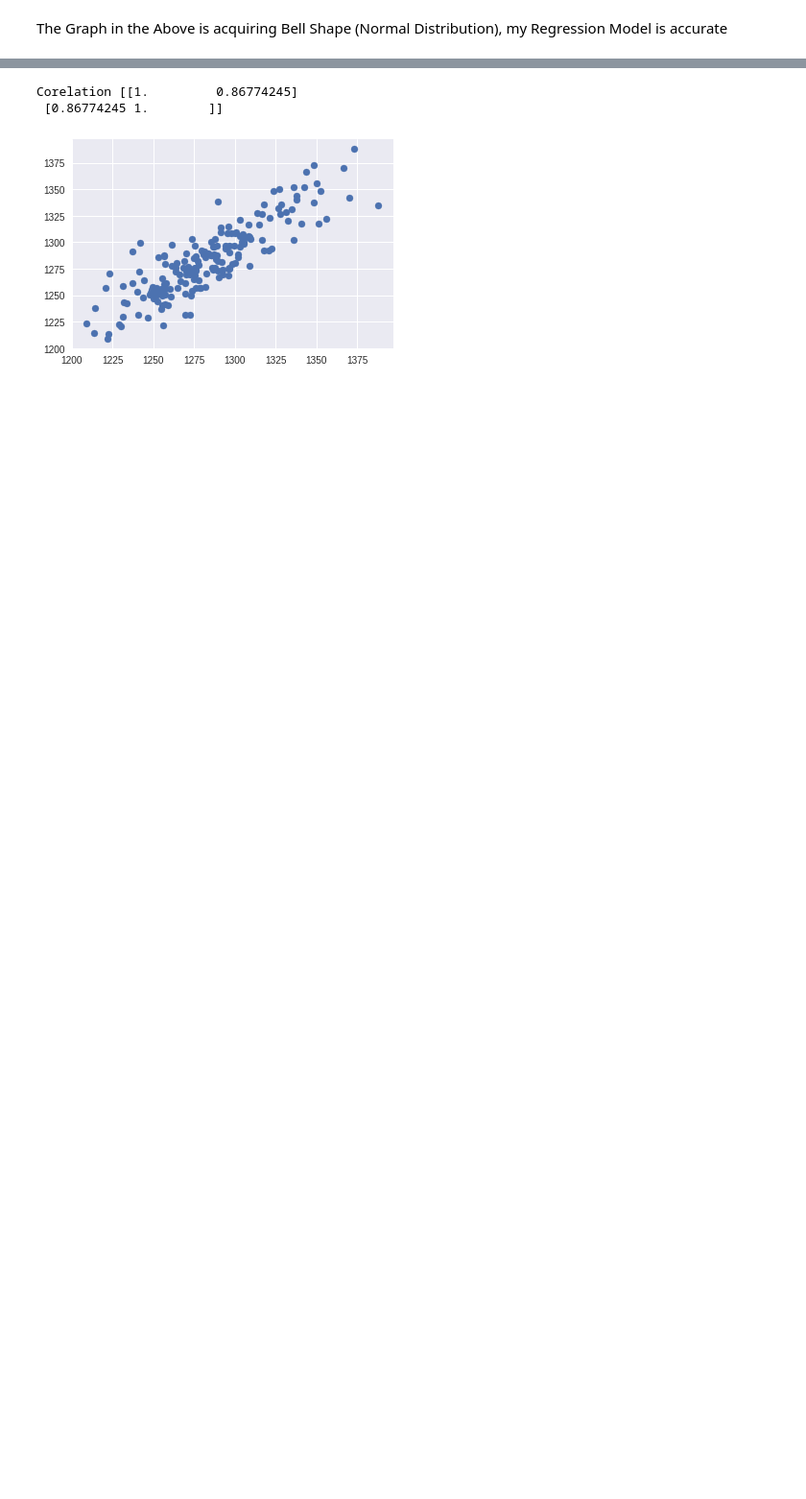
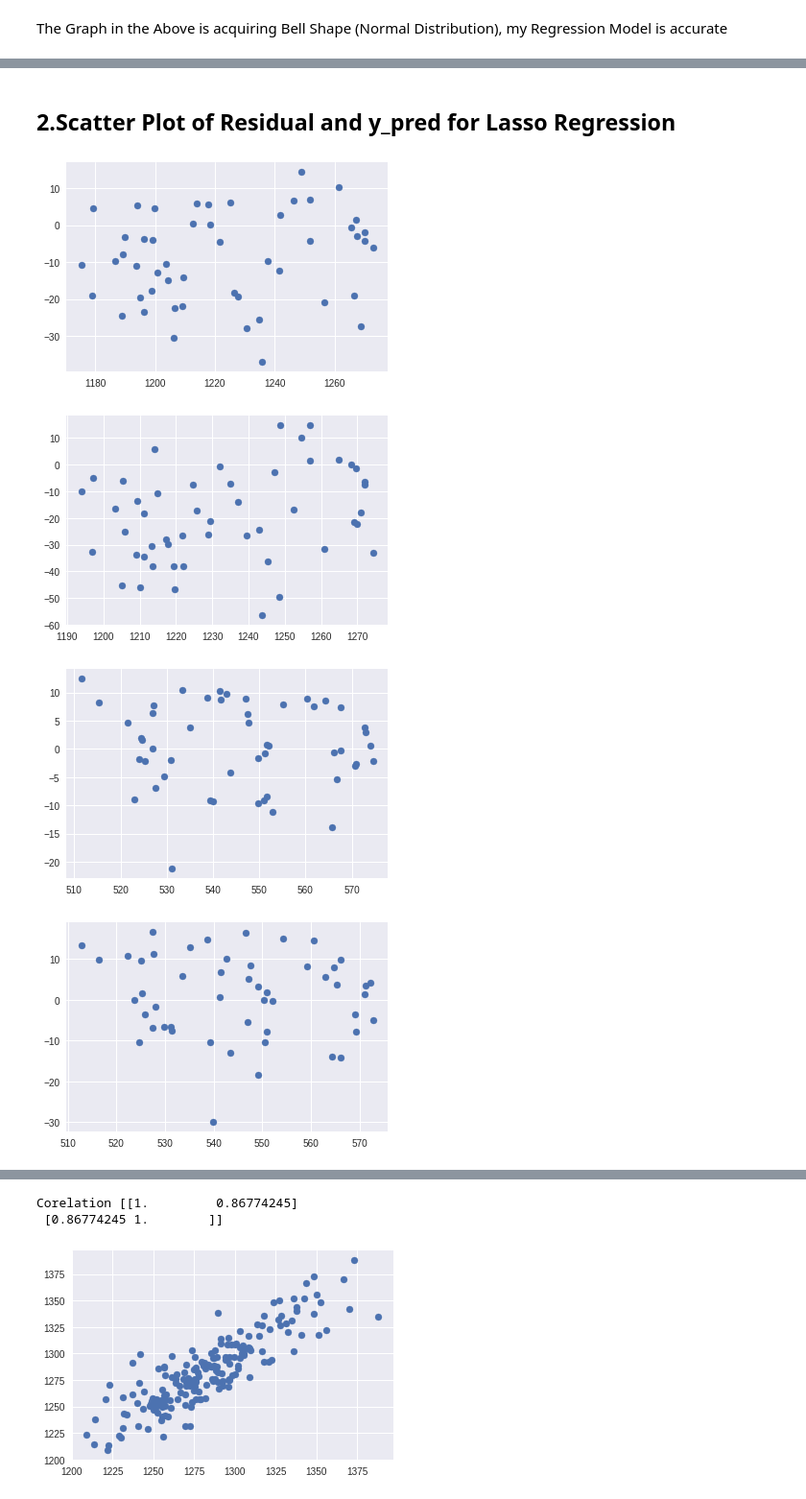
Before and after one commit to amankumar444/python-test, a Jupyter notebook: Redcarpet_up.ipynb, the cells around one changed output, grey strips where cells are left out. Shown at 96% size. Saved outputs shown, nothing was run; the diff lists cells and outputs as text; code cells hidden in the pictures; blank space fills up the shorter version.

```diff
--- a/Redcarpet_up.ipynb
+++ b/Redcarpet_up.ipynb
@@ -431,14 +431,7 @@ def lsso_reg_check(data_train_x,data_train_y,data_test_x,data_test_y):
     reg.fit(data_train_x,data_train_y)
     y_pred = reg.predict(data_test_x)
     rms = np.sqrt(mean_squared_error(data_test_y, y_pred))
-
-    v = np.var(y_pred)
-    x = np.asarray(y_pred)
-    #k = stats.jarque_bera(x)
     print("RMS error values = ", rms)
-    print("Variance = ", v)
-    print("Normal = ", stats.jarque_bera(x));
-    #print (rms)
 
 lsso_reg_check(X_tcs_train1,Y_tcs_train1,X_tcs_test1,Y_tcs_test1)
 lsso_reg_check(X_tcs_train2,Y_tcs_train2,X_tcs_test2,Y_tcs_test2)
@@ -568,0 +563,15 @@ The Graph in the Above is acquiring Bell Shape (Normal Distribution), my Regress
+# %%
+def lsso_reg_check(data_train_x,data_train_y,data_test_x,data_test_y):
+    #error
+    reg = linear_model.LassoLars(alpha=0.0001)
+    reg.fit(data_train_x,data_train_y)
+    y_pred = reg.predict(data_test_x)
+    rms = np.sqrt(mean_squared_error(data_test_y, y_pred))
+    print("RMS error values = ", rms)
+
+lsso_reg_check(X_tcs_train1,Y_tcs_train1,X_tcs_test1,Y_tcs_test1)
+lsso_reg_check(X_tcs_train2,Y_tcs_train2,X_tcs_test2,Y_tcs_test2)
+lsso_reg_check(X_infy_train1,Y_infy_train1,X_infy_test1,Y_infy_test1)
+lsso_reg_check(X_infy_train2,Y_infy_train2,X_infy_test2,Y_infy_test2)
+lsso_reg_check(X_niftyit_train1,Y_niftyit_train1,X_niftyit_test1,Y_niftyit_test1)
+lsso_reg_check(X_niftyit_train2,Y_niftyit_train2,X_niftyit_test2,Y_niftyit_test2)
@@ -568,0 +585,25 @@ The Graph in the Above is acquiring Bell Shape (Normal Distribution), my Regress
+# %% [markdown]
+## 2.Scatter Plot of Residual and y_pred for Lasso Regression
+# %%
+def lsso_reg_check(data_train_x,data_train_y,data_test_x,data_test_y):
+    #error
+    reg = linear_model.LassoLars(alpha=0.0001)
+    reg.fit(data_train_x,data_train_y)
+    y_pred = reg.predict(data_test_x)
+    residual = np.asarray(data_test_y.T)-np.asarray(y_pred.T)
+    residual = residual[0]
+    plt.scatter(y_pred,residual)
+    plt.show()
+
+
+lsso_reg_check(X_tcs_train1,Y_tcs_train1,X_tcs_test1,Y_tcs_test1)
+lsso_reg_check(X_tcs_train2,Y_tcs_train2,X_tcs_test2,Y_tcs_test2)
+lsso_reg_check(X_infy_train1,Y_infy_train1,X_infy_test1,Y_infy_test1)
+lsso_reg_check(X_infy_train2,Y_infy_train2,X_infy_test2,Y_infy_test2)
+lsso_reg_check(X_niftyit_train1,Y_niftyit_train1,X_niftyit_test1,Y_niftyit_test1)
+lsso_reg_check(X_niftyit_train2,Y_niftyit_train2,X_niftyit_test2,Y_niftyit_test2)
+# %% [output]
+[figure, added]
+[figure, added]
+[figure, added]
+[figure, added]
```
Also changed, not shown: parts of 29 cells of this notebook.
